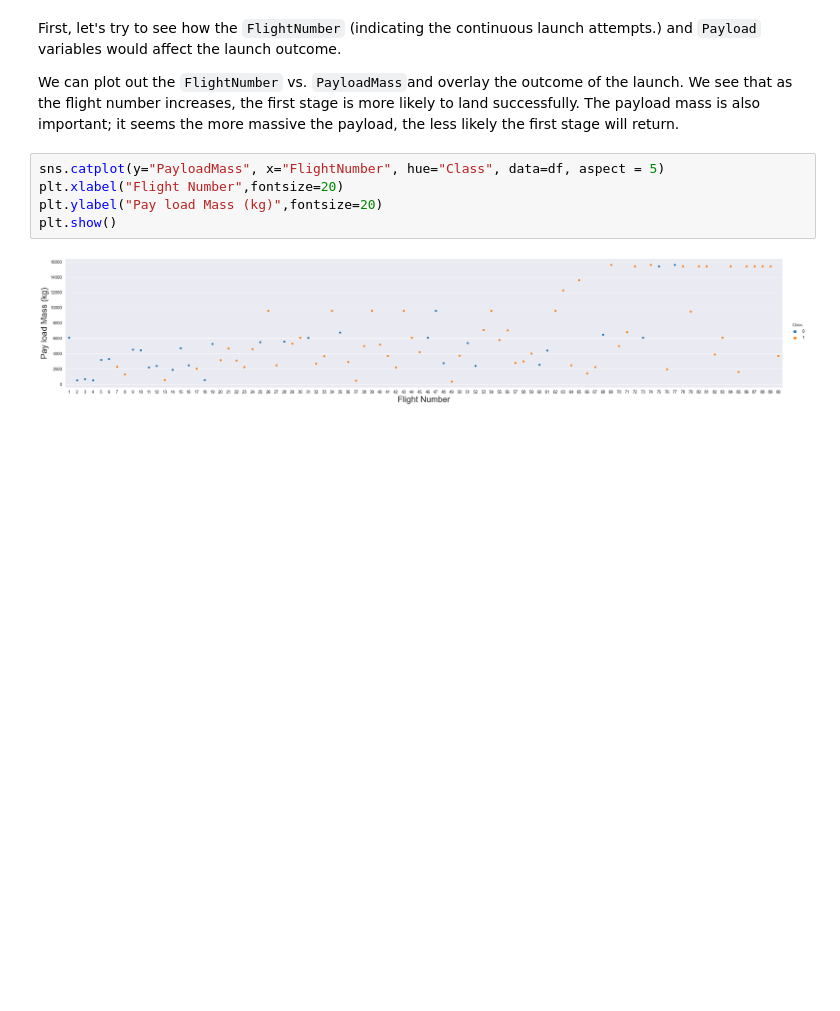
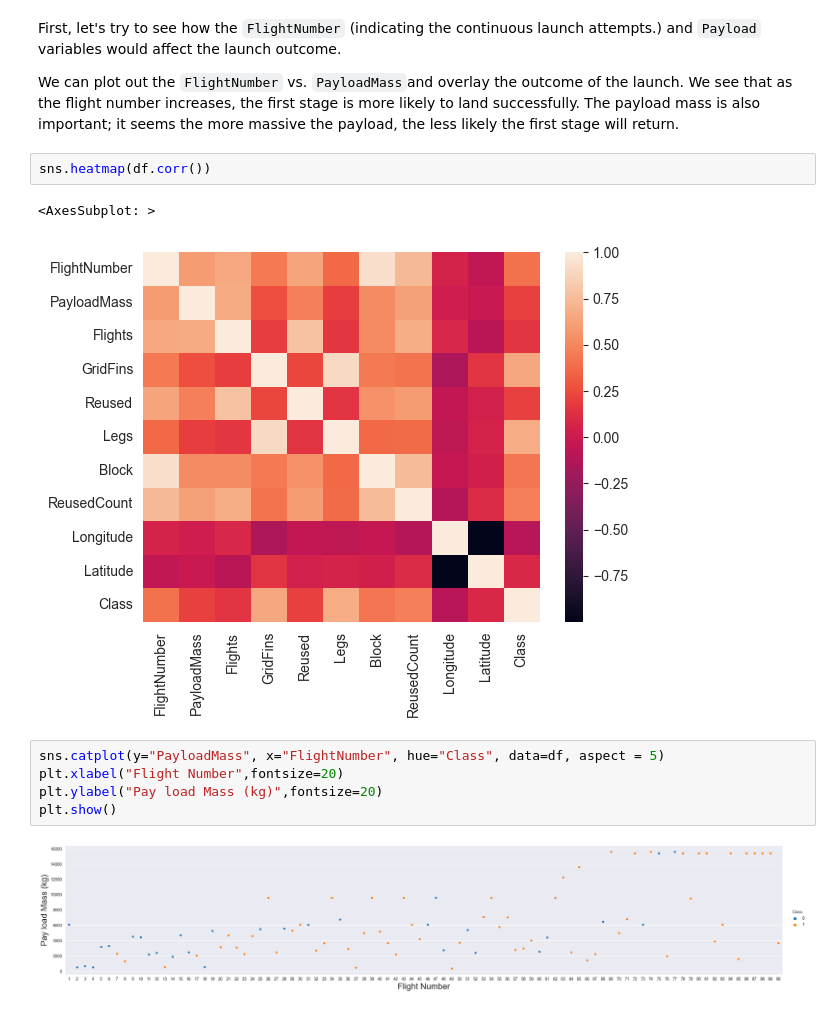
Before and after one commit to KiykoHanna/CourseraProgect, a Jupyter notebook: jupyter-labs-eda-dataviz.ipynb, the cells around one changed output. Drawn from its saved outputs; the diff is of its cells as text; blank space fills up the shorter version.

```diff
--- a/jupyter-labs-eda-dataviz.ipynb
+++ b/jupyter-labs-eda-dataviz.ipynb
@@ -70,6 +70,11 @@ df.head(5)
 First, let's try to see how the `FlightNumber` (indicating the continuous launch attempts.) and `Payload` variables would affect the launch outcome.
 
 We can plot out the <code>FlightNumber</code> vs. <code>PayloadMass</code>and overlay the outcome of the launch. We see that as the flight number increases, the first stage is more likely to land successfully. The payload mass is also important; it seems the more massive the payload, the less likely the first stage will return.
+# %%
+sns.heatmap(df.corr())
+# %% [output]
+<AxesSubplot: >
+[figure, added]
 # %%
 sns.catplot(y="PayloadMass", x="FlightNumber", hue="Class", data=df, aspect = 5)
 plt.xlabel("Flight Number",fontsize=20)
```
Also changed, not shown: parts of 1 cell of this notebook, 3 other files.
